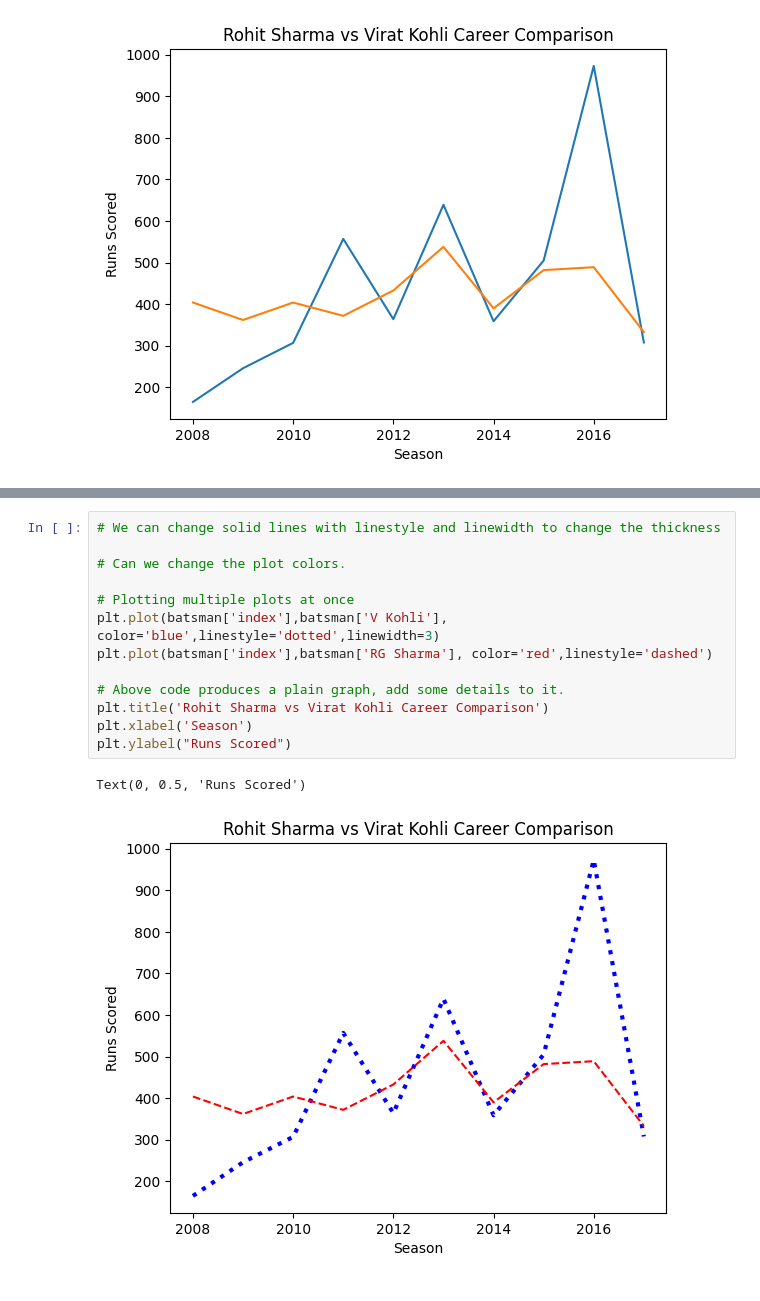
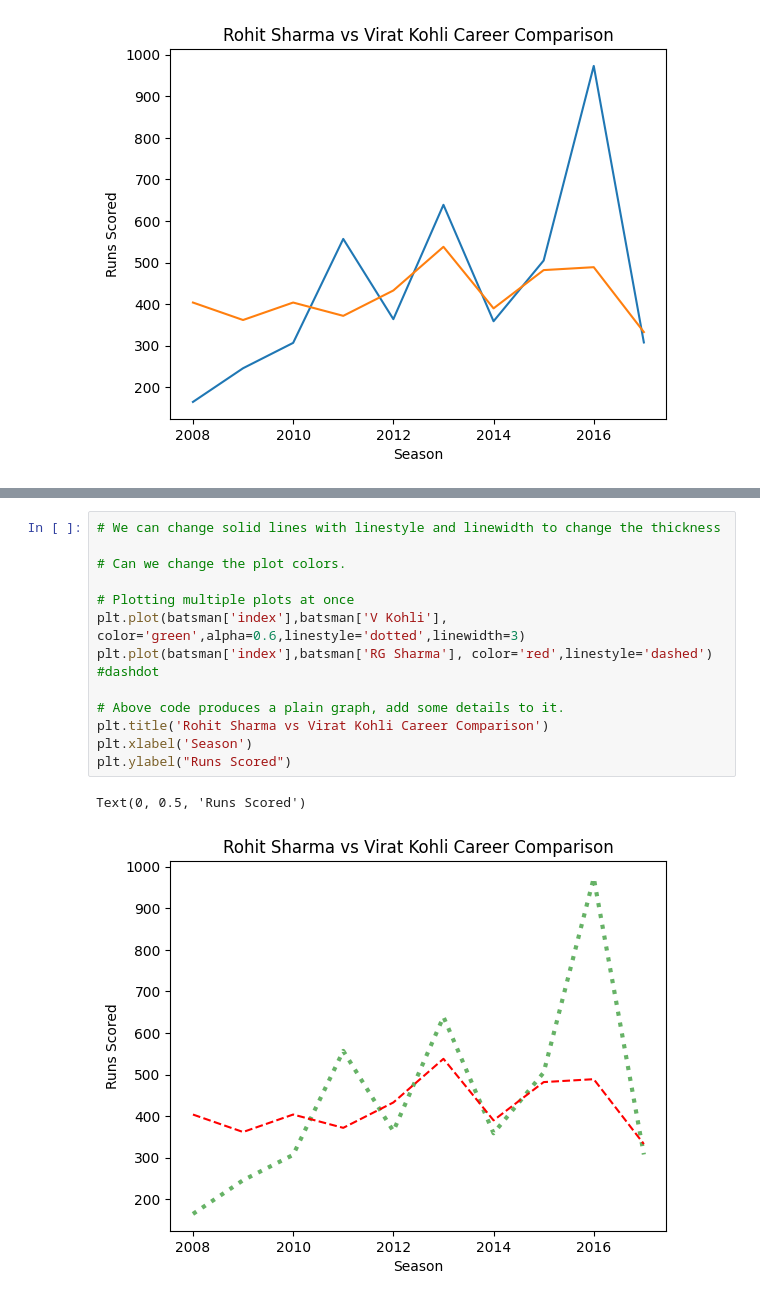
Before and after one commit to utkarshchouhan-dev/Python-Libraries, a Jupyter notebook: Matplotlib/matplotlib.ipynb, the cells around one changed output, grey strips where cells are left out. Saved outputs shown, nothing was run; the diff lists cells and outputs as text.

```diff
--- a/Matplotlib/matplotlib.ipynb
+++ b/Matplotlib/matplotlib.ipynb
@@ -82,17 +81,17 @@ Text(0, 0.5, 'Runs Scored')
 # %%
 # We can change solid lines with linestyle and linewidth to change the thickness
 
 # Can we change the plot colors.
 
 # Plotting multiple plots at once
-plt.plot(batsman['index'],batsman['V Kohli'], color='blue',linestyle='dotted',linewidth=3)
-plt.plot(batsman['index'],batsman['RG Sharma'], color='red',linestyle='dashed')
+plt.plot(batsman['index'],batsman['V Kohli'], color='green',alpha=0.6,linestyle='dotted',linewidth=3)
+plt.plot(batsman['index'],batsman['RG Sharma'], color='red',linestyle='dashed') #dashdot
 
 # Above code produces a plain graph, add some details to it.
 plt.title('Rohit Sharma vs Virat Kohli Career Comparison')
 plt.xlabel('Season')
 plt.ylabel("Runs Scored")
 # %% [output]
 Text(0, 0.5, 'Runs Scored')
-[figure, old version]
+[figure, new version]
 # %%
```
Also changed, not shown: parts of 24 cells of this notebook, 2 other files.
